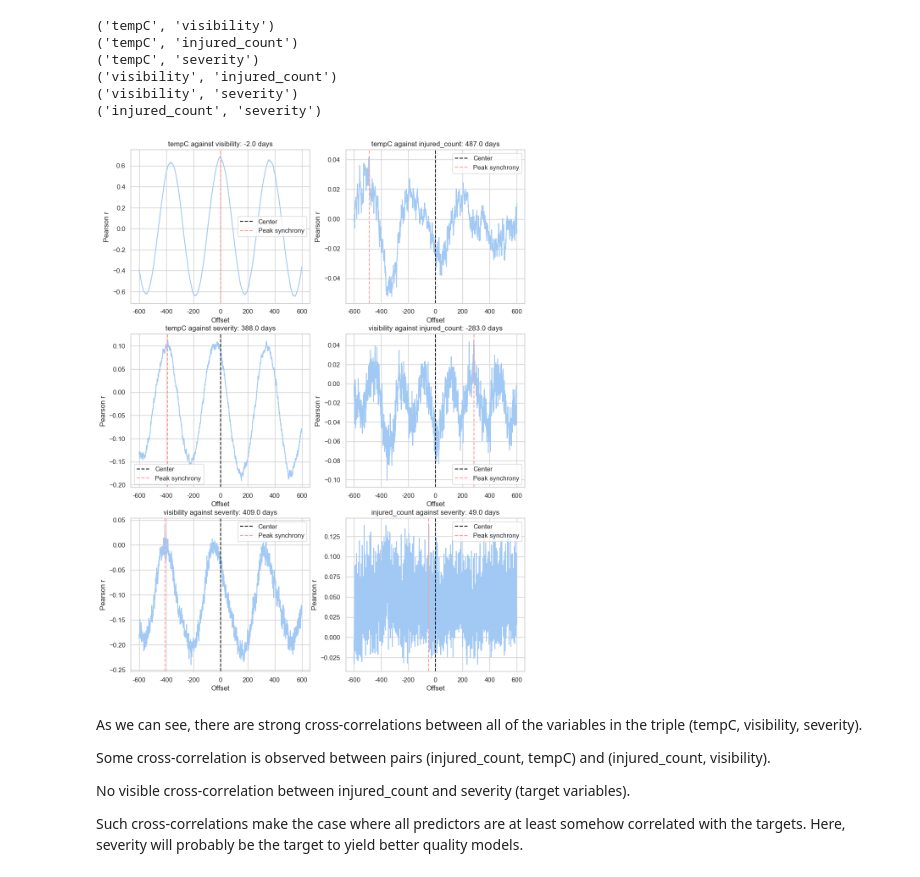
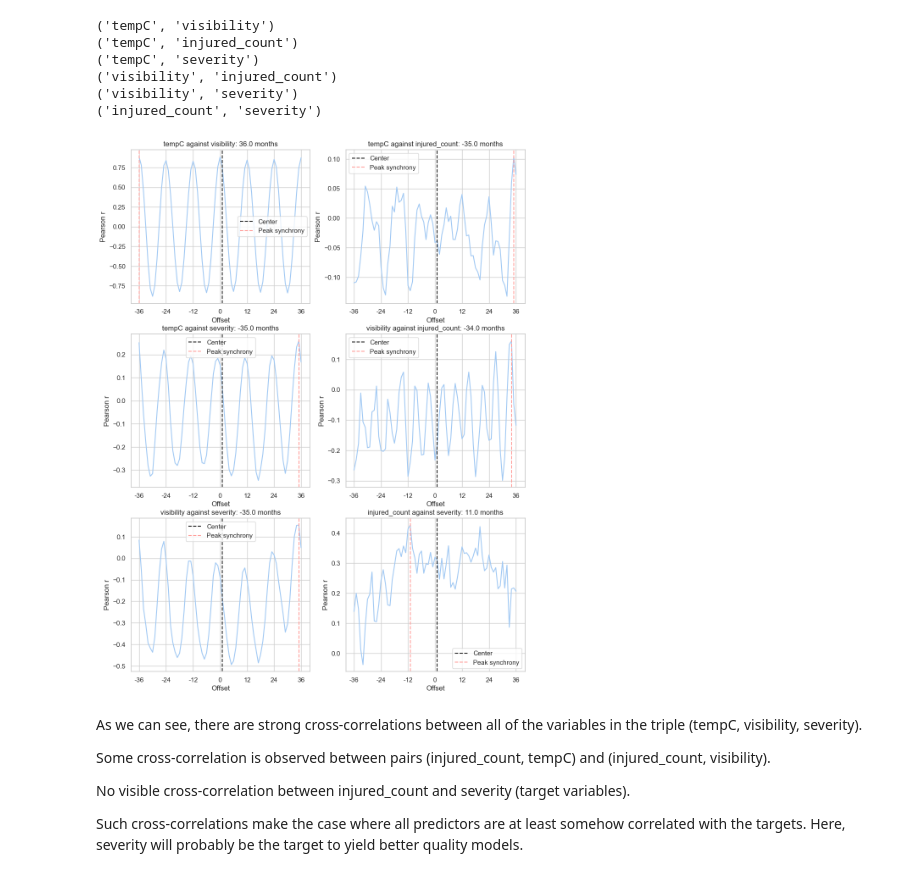
Before and after one commit to Dormant512/itmo-multivar-labs, a Jupyter notebook: Lab 4/Lab4_MMSA.ipynb, the cells around one changed output. Drawn from its saved outputs; the diff is of its cells as text; code cells hidden in the pictures.

```diff
--- a/Lab 4/Lab4_MMSA.ipynb
+++ b/Lab 4/Lab4_MMSA.ipynb
@@ -70,11 +70,18 @@ print(f"Unique severity levels: {list(df['severity'].unique())}")
 sev_map = {'С погибшими': 3, 'Тяжёлый': 2, 'Легкий': 1}
 map_severity = lambda x: sev_map[x]
 
+ts['datetime'] = pd.to_datetime(ts['datetime']).dt.to_period('M')
+ts['datetime'] = ts['datetime'].apply(str)
+ts['datetime'] = ts['datetime'].apply(lambda x: date(int(x[0:4]), int(x[5:]), 1))
 ts['datetime'] = pd.to_datetime(ts['datetime']).dt.date
+
 ts['severity'] = ts['severity'].apply(map_severity)
 
-print(f"Dates from {df['datetime'].min()} to {df['datetime'].max()}")
+print(f"Dates from {ts['datetime'].min()} to {ts['datetime'].max()}")
+
 ts = ts.groupby(['datetime']).mean()
+print(len(ts))
+
 ts.head()
 # %% [output]
 Unique severity levels: ['С погибшими', 'Тяжёлый', 'Легкий']
@@ -126,0 +136,10 @@ Augmented Dickey-Fuller test:
+# %%
+for num, item in enumerate(['visibility', 'injured_count', 'severity']):
+    dts = ts[item].diff().dropna()
+    result = smt.stattools.adfuller(dts)
+    print(f"\nVariable: {item}")
+    print("Augmented Dickey-Fuller test:")
+    print(f"\tStatistic value = {result[0]:.5f}\n\tp-value = {result[1]:.5f}")
+    print(f"\tCrit 5%: {result[4]['5%']:.5f}")
+    print("\tStationary" if (result[1] < 0.05) and \
+          (result[0] < result[4]['5%']) else "\tNon-stationary")
@@ -135,4 +175,5 @@ for num, item in enumerate(ts.columns):
     plt.subplot(2, 2, num+1)
     plt.title(item)
     plt.plot(stattools.acovf(ts[item], fft=False)) # autocovariance without window
+    plt.xticks(list(range(0, 100, 12)))
 # %% [output]
@@ -187,29 +215,29 @@ def crosscorr(datax, datay, lag=0, wrap=False):
 ('injured_count', 'severity')
 # %%
 plt.rcParams["figure.figsize"] = (12, 16)
-max_lag = 600
+max_lag = 36
 
 for num, pair in enumerate(pairs):
     plt.subplot(3, 2, num+1)
     t1 = ts[pair[0]]
     t2 = ts[pair[1]]
 
     rs = [crosscorr(t1, t2, lag) for lag in range(-int(max_lag),int(max_lag+1))]
     offset = np.floor(len(rs)/2)-np.argmax(rs)
 
     plt.plot(rs)
     plt.axvline(np.ceil(len(rs)/2), color='k', linestyle='--', label='Center')
     plt.axvline(np.argmax(rs), color='r', linestyle='--', label='Peak synchrony')
-    plt.title(f"{pair[0]} against {pair[1]}: {offset} days")
+    plt.title(f"{pair[0]} against {pair[1]}: {offset} months")
     plt.xlabel('Offset')
     plt.ylabel('Pearson r')
-    plt.xticks(list(range(0, 1401, 200)), labels=[i-max_lag for i in list(range(0, 1401, 200))])
-    plt.xlim(right=(max_lag*2+60))
+    plt.xticks(list(range(0, 73, 12)), labels=[i-max_lag for i in list(range(0, 73, 12))])
+    plt.xlim(right=(max_lag*2+4))
     plt.legend()
 
 plt.rcParams["figure.figsize"] = (12, 8)
 # %% [output]
-[figure, old version]
+[figure, new version]
 # %% [markdown]
 As we can see, there are strong cross-correlations between all of the variables in the triple (tempC, visibility, severity).
 
```
Also changed, not shown: parts of 40 cells of this notebook.
